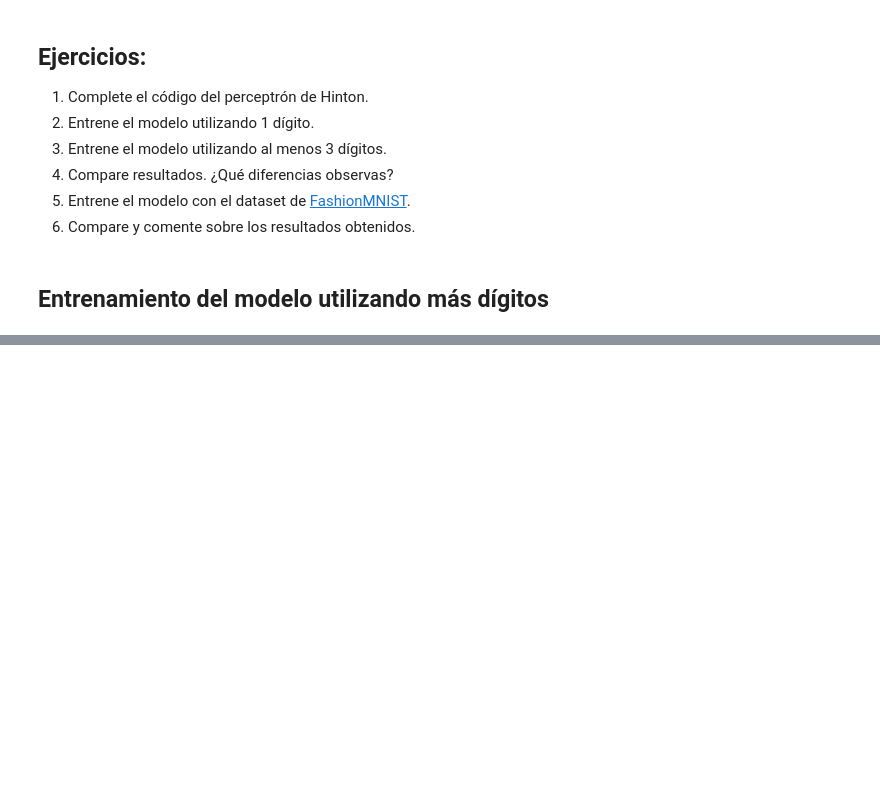
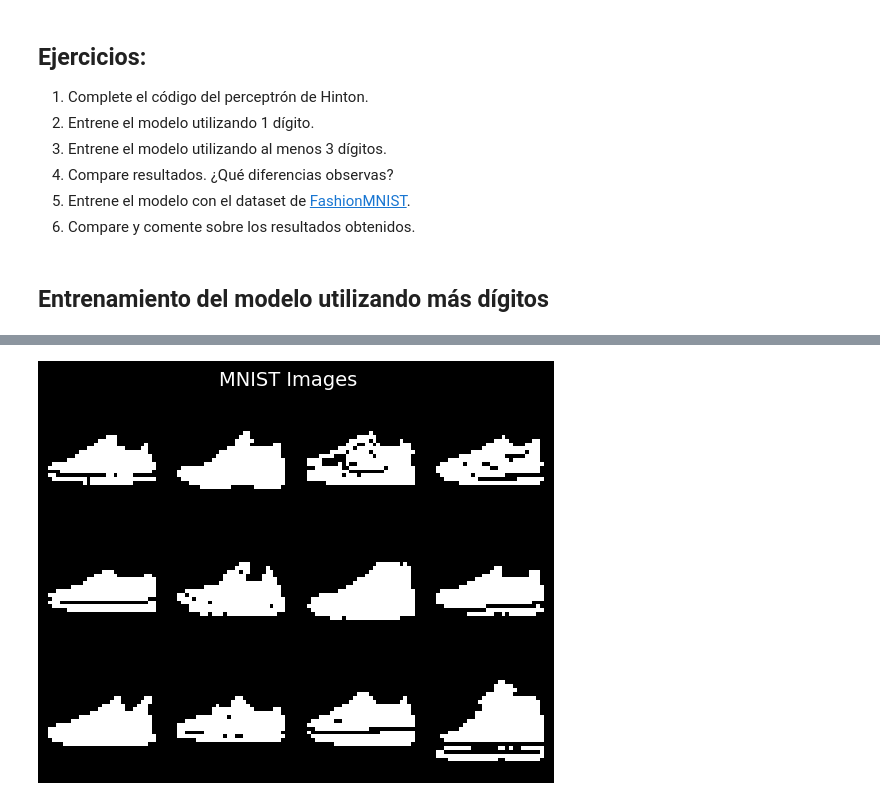
Before and after one commit to joacoguerrae/ia_generativa, a Jupyter notebook: practico_3/Hinton.ipynb, the cells around one changed output, grey strips where cells are left out. Saved outputs shown, nothing was run; the diff lists cells and outputs as text; code cells hidden in the pictures; blank space fills up the shorter version.

```diff
--- a/practico_3/Hinton.ipynb
+++ b/practico_3/Hinton.ipynb
@@ -344,0 +352,13 @@ show_images(imgs, "Generated Images after training")
+# %%
+label_fmnist = [7]
+# %%
+img_transforms_2 = transforms.Compose([transforms.ToTensor(), BinarizedTransform()])
+# %%
+download_dataset = False # If you already have the dataset you could use False
+
+train_data_fmnist = datasets.FashionMNIST(root='fashion_mnist/', train=True, transform=img_transforms_2, download=download_dataset)
+train_data_fmnist = [(image, label) for image, label in train_data_fmnist if label_fmnist and label in label_fmnist]
+
+train_dataloader_fmnist = DataLoader(
+    train_data_fmnist, batch_size=BATCH_SIZE, shuffle=True
+)
@@ -344,0 +380,10 @@ show_images(imgs, "Generated Images after training")
+# %%
+images = []
+for i in range(12):
+    image, label = train_data_fmnist[random.randrange(len(train_data_fmnist))]
+    #image, label = train_data_fmnist[i]
+    #print(image)
+    images.append(image.reshape(img_shape))
+show_images(images)
+# %% [output]
+[figure, added]
```
Also changed, not shown: parts of 16 cells of this notebook, 10 other files.
